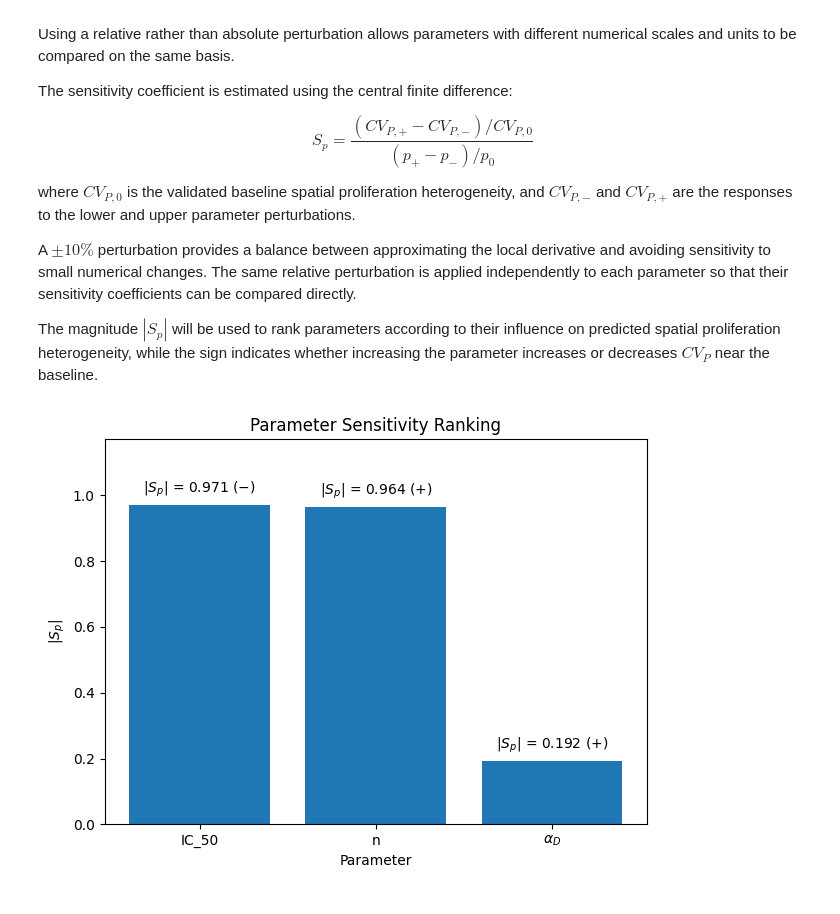
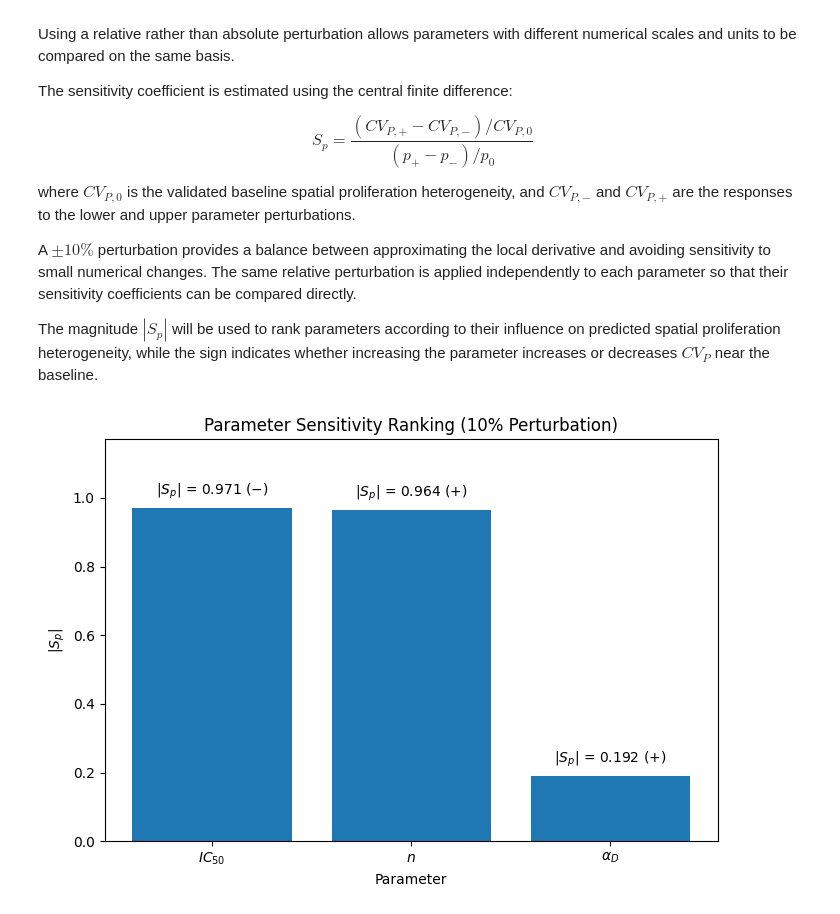
Before and after one commit to abhirym/Drug-Diffusion-Project, a Jupyter notebook: exp05_sensitivity_analysis_v2.ipynb, the cells around one changed output. Saved outputs shown, nothing was run; the diff lists cells and outputs as text; code cells hidden in the pictures.

Commit message:
Finished sensitivity analysis

```diff
--- a/exp05_sensitivity_analysis_v2.ipynb
+++ b/exp05_sensitivity_analysis_v2.ipynb
@@ -790,33 +767,52 @@ np.save("saved_parameters/exp05_S_alpha.npy", S_alpha)
-# %%
-parameters = ["IC_50", "n", r"$\alpha_D$"]
-S_values = [
-    np.load("saved_parameters/exp05_S_IC50.npy"),
-    np.load("saved_parameters/exp05_S_n.npy"),
-    np.load("saved_parameters/exp05_S_alpha.npy")
-]
-
-magnitudes = np.abs(S_values)
-
-plt.figure(figsize=(7, 5))
-bars = plt.bar(parameters, magnitudes)
-
-plt.xlabel("Parameter")
-plt.ylabel(r"$|S_p|$")
-plt.title("Parameter Sensitivity Ranking")
-
-for bar, S in zip(bars, S_values):
-    plt.text(
-        bar.get_x() + bar.get_width() / 2,
-        bar.get_height() + 0.02,
-        f"$|S_p|$ = {abs(S):.3f} ({'+' if S > 0 else '−'})",
-        ha="center",
-        va="bottom"
-    )
-
-plt.ylim(0, max(magnitudes) + 0.2)
-plt.show()
-# %% [output]
-[figure, removed]
+# %%
+# Plotting sensitivity ranking
+
+# Get the 10% perturbation result
+result_10 = next(
+    result for result in results
+    if np.isclose(result["perturbation"], 0.10)
+)
+
+parameters = [
+    r"$IC_{50}$",
+    r"$n$",
+    r"$\alpha_D$"
+]
+
+S_values = [
+    result_10["S_IC50"],
+    result_10["S_n"],
+    result_10["S_alpha"]
+]
+
+magnitudes = np.abs(S_values)
+
+plt.figure(figsize=(7, 5))
+
+bars = plt.bar(parameters, magnitudes)
+
+plt.xlabel("Parameter")
+plt.ylabel(r"$|S_p|$")
+plt.title("Parameter Sensitivity Ranking (10% Perturbation)")
+
+for bar, S in zip(bars, S_values):
+    plt.text(
+        bar.get_x() + bar.get_width() / 2,
+        bar.get_height() + 0.02,
+        f"$|S_p|$ = {abs(S):.3f} "
+        f"({'+' if S > 0 else '−'})",
+        ha="center",
+        va="bottom"
+    )
+
+plt.ylim(0, max(magnitudes) + 0.2)
+
+plt.tight_layout()
+
+plt.savefig("figures/exp05_sensitivity_ranking_10%")
+plt.show()
+# %% [output]
+[figure, added]
 # %% [markdown]
 ## Sensitivity Analysis Results
 
```
Also changed, not shown: parts of 8 cells of this notebook, 5 other files.
